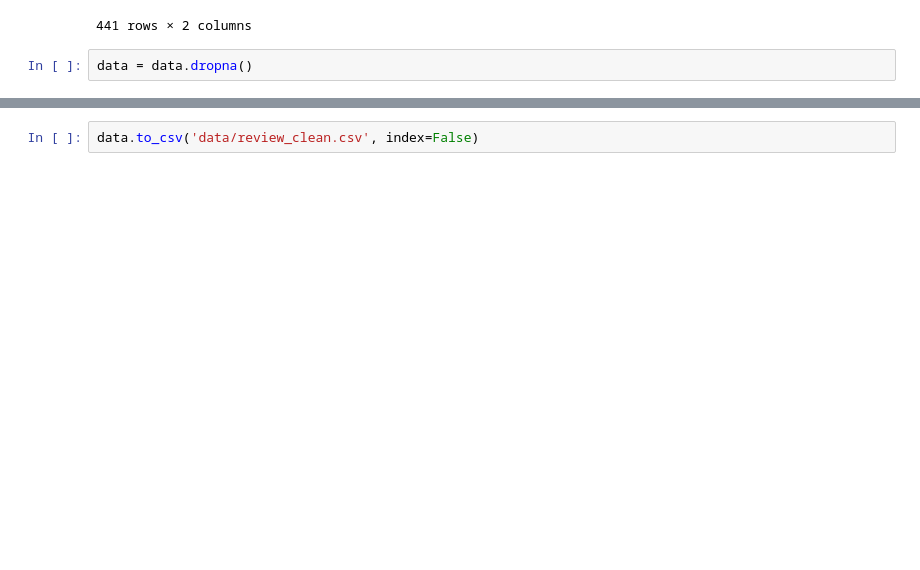
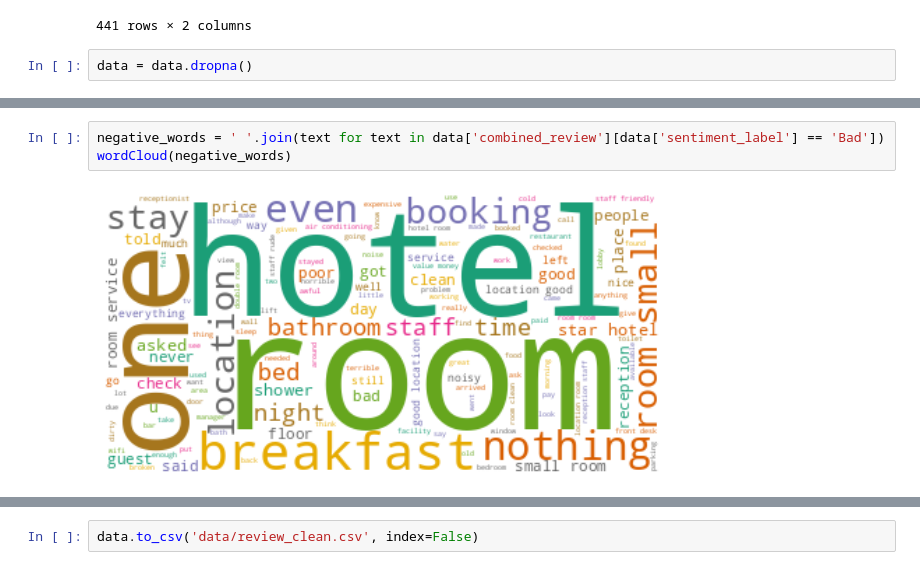
Before and after one commit to Maoelan/hotel-reviews-sentiment-analysis, a Jupyter notebook: eda.ipynb, the cells around one changed output, grey strips where cells are left out. Cells and saved outputs as stored; diff of their text form; blank space fills up the shorter version.

```diff
--- a/eda.ipynb
+++ b/eda.ipynb
@@ -78,0 +83,5 @@ wordCloud(all_words)
+# %%
+negative_words = ' '.join(text for text in data['combined_review'][data['sentiment_label'] == 'Bad'])
+wordCloud(negative_words)
+# %% [output]
+[figure, added]
```
Also changed, not shown: parts of 16 cells of this notebook, 7 other files.
